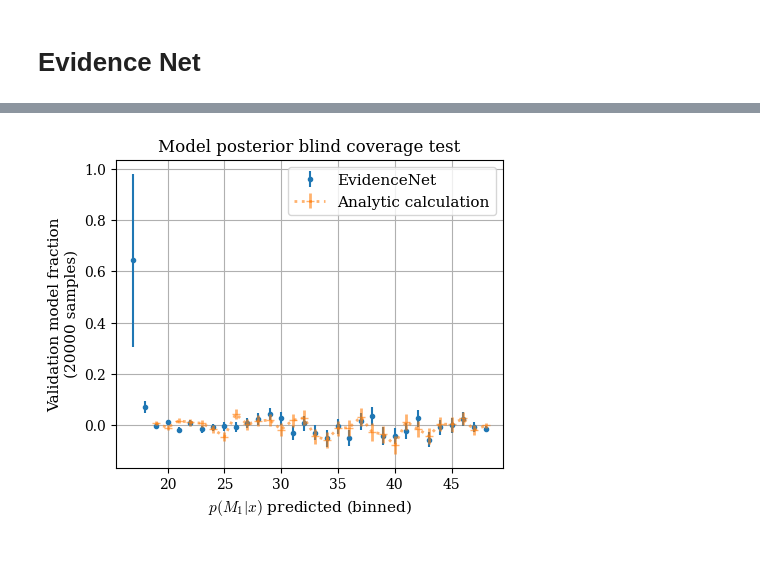
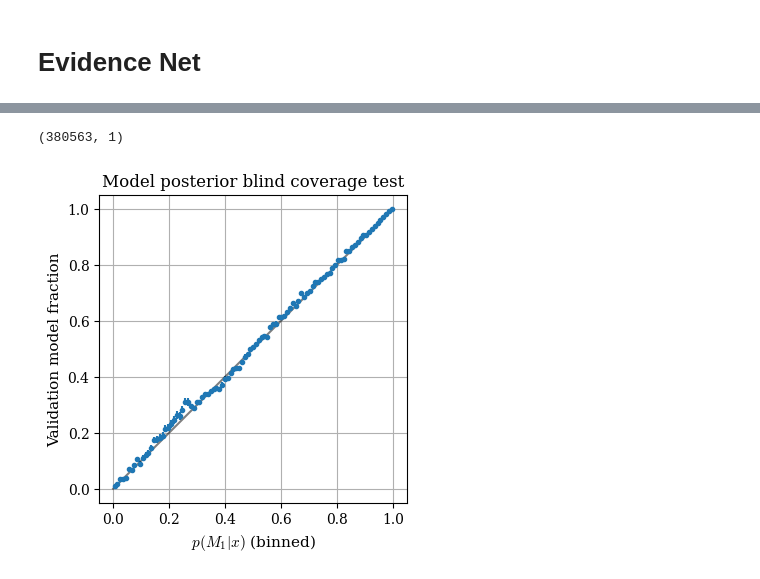
Before and after one commit to cjpdrury/evidence_networks, a Jupyter notebook: evidence_network.ipynb, the cells around one changed output, grey strips where cells are left out. Saved outputs shown, nothing was run; the diff lists cells and outputs as text; code cells hidden in the pictures.

```diff
--- a/evidence_network.ipynb
+++ b/evidence_network.ipynb
@@ -443,4 +460,0 @@ NameError: ignored
-# %%
-validation_prediction_array = np.array([(model_instances_model[i].predict(1.-validation_data_rescaled)) \
-                          for i in range(n_models)])
-validation_prediction = validation_prediction_array.mean(axis=0).flatten()
@@ -702,22 +464,55 @@ print(np.std(((coverage_net - prob_bin_net)/binomial_std_net)[np.where(prob_bin_
+# %%
+# calculate posteriors from network log K values
+posterior_model_prob = np.exp(validation_prediction)/(1+np.exp(validation_prediction)) # p(M1|x)
+print(posterior_model_prob.shape)
+
+# prepare posterior bins
+nbins = 100
+probability_array  = np.linspace(0,1,nbins)
+# print(probability_array )
+# %% [output]
+(380563, 1)
+# %%
+# perform coverage test
+bin_centres, fractions, post_bin_means, post_bin_n = [],[],[],[]
+
+for i in range(0,len(probability_array)-1):
+  # bin posteriors
+  indexes = np.where((posterior_model_prob > probability_array[i])
+                                      & (posterior_model_prob < probability_array[i+1]))[0]
+  post_bin = posterior_model_prob[indexes]
+  post_bin_mean = float(np.mean(posterior_model_prob[indexes]))
+  post_bin_mid = float((probability_array[i]+probability_array[i+1]) / 2)
+  post_bin_size = float(len(post_bin))
+
+  # get fraction of model 1 labels in each bin
+  label_bin = y_test[indexes]
+  fraction = np.sum(label_bin) / len(label_bin)
+
+  bin_centres.append(post_bin_mid), fractions.append(fraction), post_bin_means.append(post_bin_mean), post_bin_n.append(post_bin_size)
+
+
+# get the binomial error for each bin
+binomial_std = np.sqrt((np.asarray(post_bin_means)*(1.-np.asarray(post_bin_means))) / np.asarray(post_bin_n))
 # %%
 plt.figure(figsize=(5,4))
 probability_array  = np.linspace(0.2,1,20)
 # plt.plot(probability_array[3:]*1.1,probability_array[3:]*1.1, c='gray', alpha=0.5)
-plt.errorbar(np.arange(len(coverage_net)), coverage_net-prob_bin_analytic, binomial_std_net,
-             ls='',marker ='.',label='EvidenceNet')
-plt.errorbar(np.arange(len(coverage_net)), coverage_analytic-prob_bin_analytic, binomial_std_analytic,marker='_',
-             label='Analytic calculation', ls=':', lw=2, alpha=0.6,zorder=2.5)
+# plt.plot(bin_centres, fractions,'.')
+# plt.plot(post_bin_means, fractions,'.')
+plt.errorbar(post_bin_means, fractions, np.asarray(binomial_std), marker='.', ls='')
 plt.title('Model posterior blind coverage test')
-plt.xlabel(r'$p(M_1 | x)$ predicted (binned)', fontsize=11)
-plt.ylabel(str('Validation model fraction\n('+str(n_test_calc) + ' samples)'), fontsize=11)
-# plt.axis('square')
-plt.grid(True), plt.legend( fontsize=11)
+plt.xlabel(r'$p(M_1 | x)$ (binned)', fontsize=11)
+plt.ylabel(str('Validation model fraction'), fontsize=11)
+plt.plot([0,1],[0,1],'k-',alpha=0.5)
+plt.axis('square')
+plt.grid(True)
 # plt.ylim(0.15,1.2)
 # plt.xlim(0.15,1.2)
-plt.savefig('coverage_test_20_B.png', dpi=250)
+plt.savefig(path+'coverage_test_20_B.png', dpi=250)
 # plt.axis('equal')
 # %% [output]
-[figure, old version]
+[figure, new version]
 # %%
 
 
```
Also changed, not shown: parts of 49 cells of this notebook.
